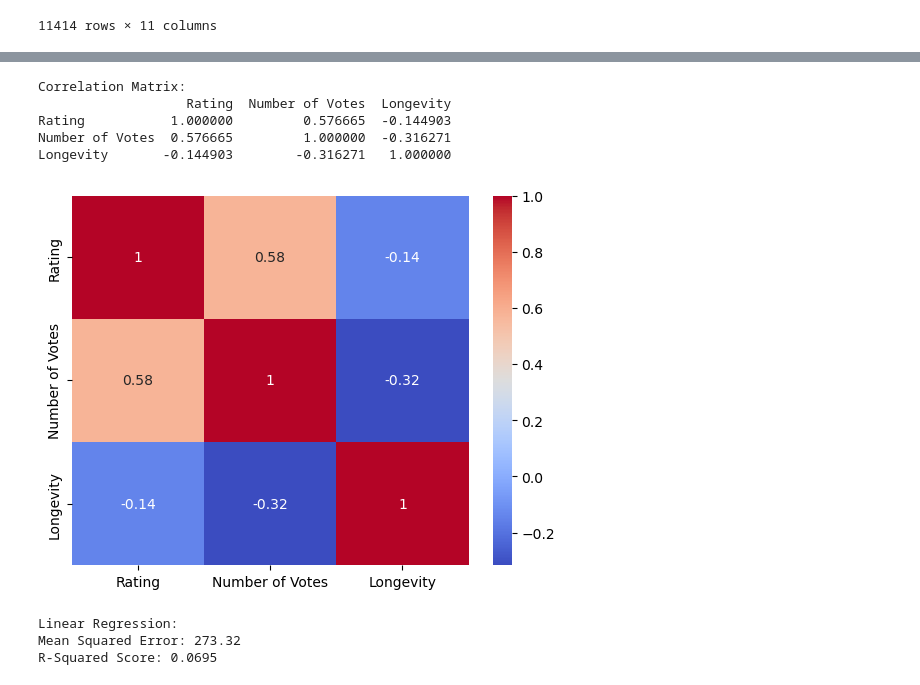
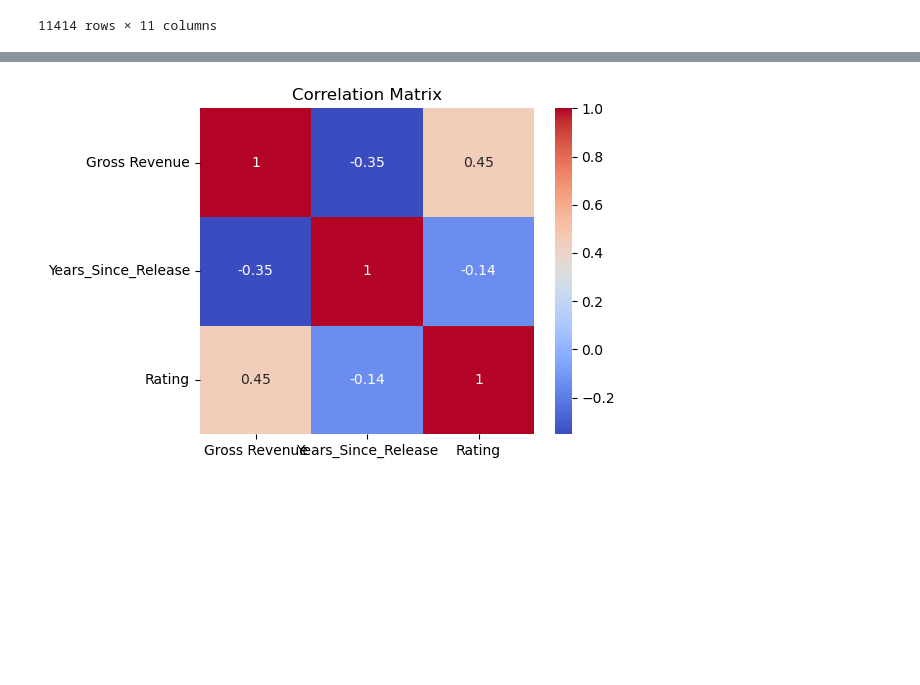
Before and after one commit to devindenoyer/Final-Project, a Jupyter notebook: Final_Project.ipynb, the cells around one changed output, grey strips where cells are left out. Drawn from its saved outputs; the diff is of its cells as text; code cells hidden in the pictures; blank space fills up the shorter version.

```diff
--- a/Final_Project.ipynb
+++ b/Final_Project.ipynb
@@ -25,6 +28,3 @@ df
 | 11412 | The Witcher | tt5180504 | 2019– | Action, Adventure, Drama | Stars:, Henry Cavill, , Freya All... | Geralt of Rivia, a solitary monst... | 8.1 | 60 min | TV-MA | ... |
 | 11413 | Ghosted | tt15326988 | I) (2023 | Action, Adventure, Comedy | Director:, Dexter Fletcher, | , S... | Cole falls head over heels for en... | 5.8 | 116 min | PG-13 | ... |
 11414 rows × 11 columns
-# %%
-df = df.dropna(subset=['Rating', 'Number of Votes', 'Release Year'])
-df.head()
@@ -38,5 +31,6 @@ df.head()
 # %%
+df['Gross Revenue'] = df['Gross Revenue'].replace('[\$,]', '', regex=True)
+df['Gross Revenue'] = pd.to_numeric(df['Gross Revenue'], errors='coerce')
 df['Rating'] = pd.to_numeric(df['Rating'], errors='coerce')
-df['Number of Votes'] = pd.to_numeric(df['Number of Votes'], errors='coerce')
 df['Release Year'] = pd.to_numeric(df['Release Year'], errors='coerce')
-df = df.dropna()
+df_clean = df[['Gross Revenue', 'Release Year', 'Rating']].dropna()
@@ -77,0 +37,3 @@ df = df[df['Longevity'] > 0]
+# %%
+df_clean['Years_Since_Release'] = 2025 - df_clean['Release Year']
+df_clean
@@ -77,0 +54,3 @@ df = df[df['Longevity'] > 0]
+# %%
+df_clean['Log_Gross_Revenue'] = np.log1p(df_clean['Gross Revenue'])  # log(1 + x)
+df_clean
@@ -110,12 +95,8 @@ plt.show()
-# %%
-print("Correlation Matrix:")
-print(df[['Rating', 'Number of Votes', 'Longevity']].corr())
-sns.heatmap(df[['Rating', 'Number of Votes', 'Longevity']].corr(), annot=True, cmap='coolwarm')
-plt.show()
-# %% [output]
-Correlation Matrix:
-                   Rating  Number of Votes  Longevity
-Rating           1.000000         0.576665  -0.144903
-Number of Votes  0.576665         1.000000  -0.316271
-Longevity       -0.144903        -0.316271   1.000000
-[figure, removed]
+# %%
+plt.figure(figsize=(6, 4))
+sns.heatmap(df_clean[['Gross Revenue', 'Years_Since_Release', 'Rating']].corr(), annot=True, cmap='coolwarm')
+plt.title("Correlation Matrix")
+plt.tight_layout()
+plt.show()
+# %% [output]
+[figure, added]
@@ -130,10 +116,3 @@ y_pred = model.predict(X_test)
 # %%
 mse = mean_squared_error(y_test, y_pred)
 r2 = r2_score(y_test, y_pred)
-print(f'Linear Regression:')
-print(f'Mean Squared Error: {mse:.2f}')
-print(f'R-Squared Score: {r2:.4f}')
-# %% [output]
-Linear Regression:
-Mean Squared Error: 273.32
-R-Squared Score: 0.0695
```
Also changed, not shown: parts of 35 cells of this notebook.
